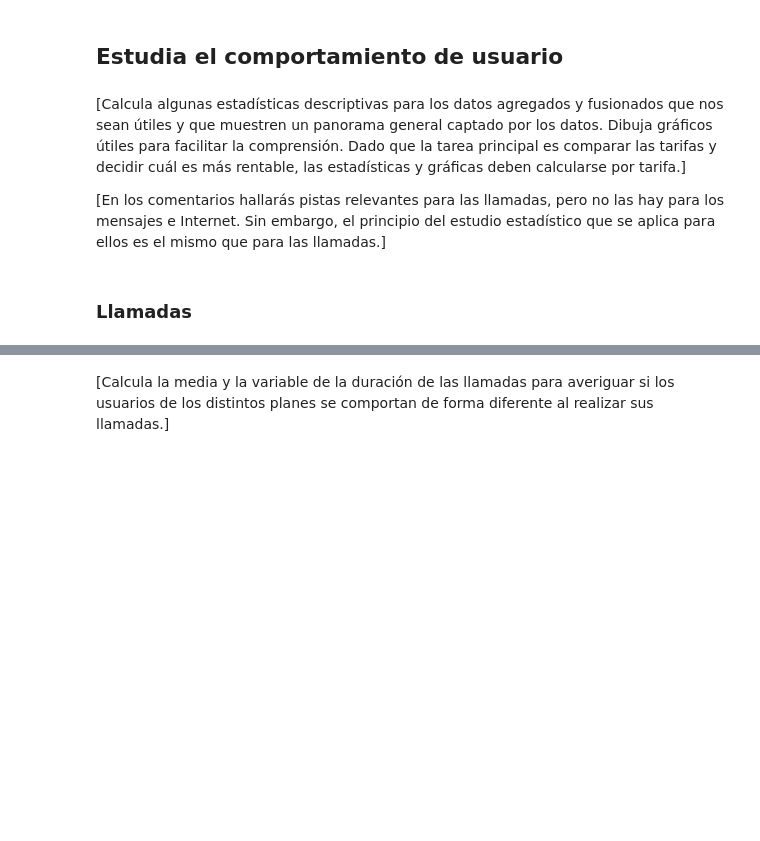
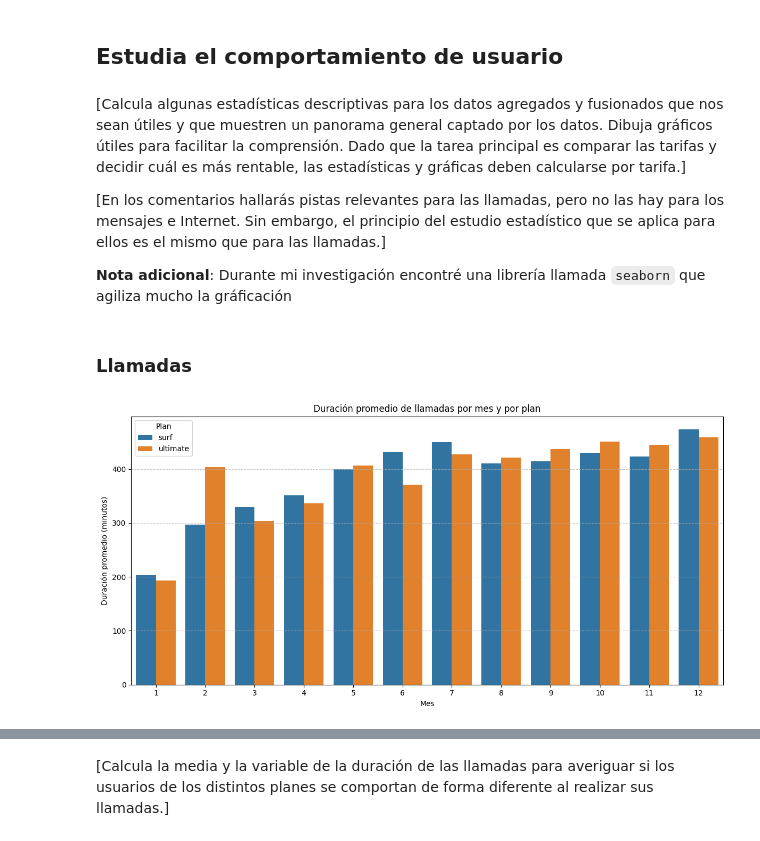
Before and after one commit to RulasBoy/TripleTen-Bootcamp, a Jupyter notebook: Sprint 5/notebook.ipynb, the cells around one changed output, grey strips where cells are left out. Drawn from its saved outputs; the diff is of its cells as text; code cells hidden in the pictures; blank space fills up the shorter version.

```diff
--- a/Sprint 5/notebook.ipynb
+++ b/Sprint 5/notebook.ipynb
@@ -672,5 +674,7 @@ monthly_usage.head()
 [Calcula algunas estadísticas descriptivas para los datos agregados y fusionados que nos sean útiles y que muestren un panorama general captado por los datos. Dibuja gráficos útiles para facilitar la comprensión. Dado que la tarea principal es comparar las tarifas y decidir cuál es más rentable, las estadísticas y gráficas deben calcularse por tarifa.]
 
 [En los comentarios hallarás pistas relevantes para las llamadas, pero no las hay para los mensajes e Internet. Sin embargo, el principio del estudio estadístico que se aplica para ellos es el mismo que para las llamadas.]
+
+**Nota adicional**: Durante mi investigación encontré una librería llamada `seaborn` que agiliza mucho la gráficación
 # %% [markdown]
 ### Llamadas
@@ -680,0 +681,17 @@ monthly_usage.head()
+# %%
+# Compara la duración promedio de llamadas por cada plan y por cada mes. Traza un gráfico de barras para visualizarla.
+avg_call_duration = monthly_usage.groupby(['plan', 'month'])['total_minutes'].mean().reset_index()
+
+# Graficar
+plt.figure(figsize=(12, 6))
+sns.barplot(data=avg_call_duration, x='month', y='total_minutes', hue='plan')
+plt.title('Duración promedio de llamadas por mes y por plan')
+plt.xlabel('Mes')
+plt.ylabel('Duración promedio (minutos)')
+plt.legend(title='Plan')
+plt.xticks(rotation=0)
+plt.grid(axis='y', linestyle='--', alpha=0.7)
+plt.tight_layout()
+plt.show()
+# %% [output]
+[figure, added]
```
Also changed, not shown: parts of 4 cells of this notebook.
